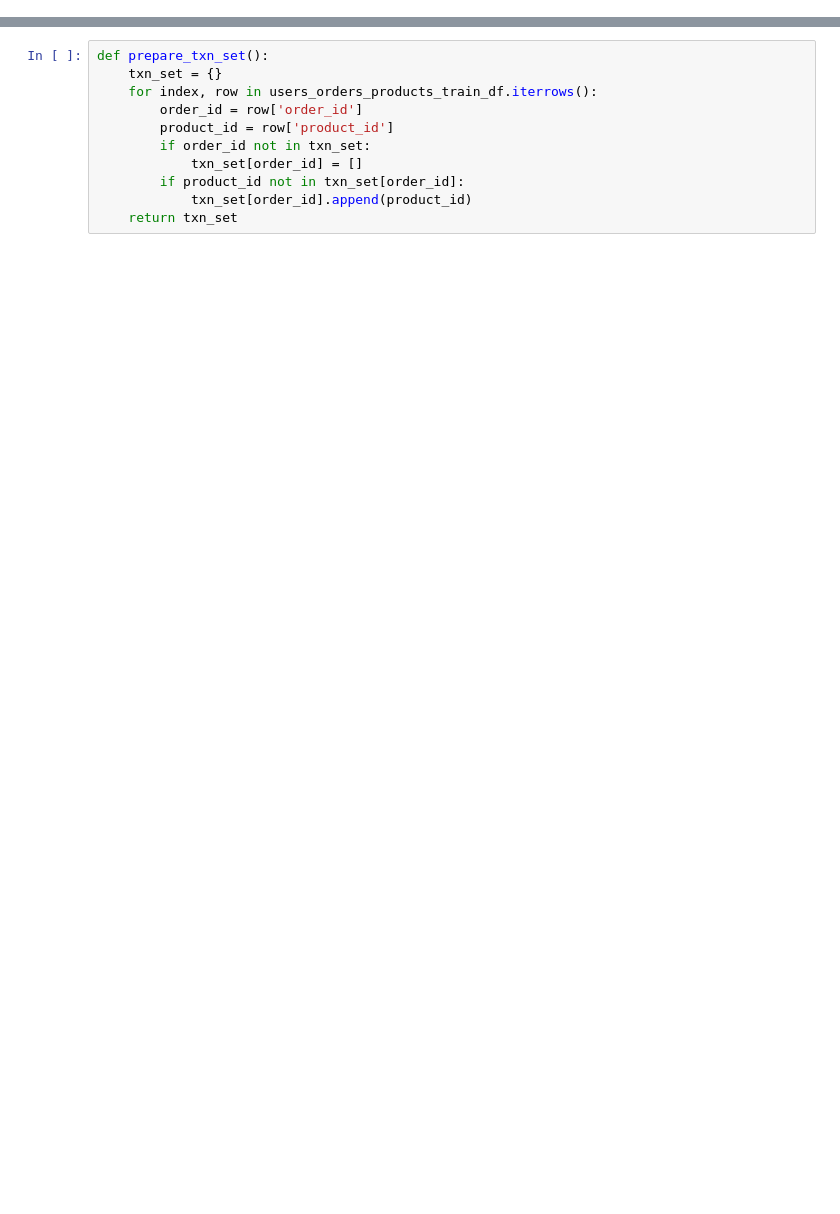
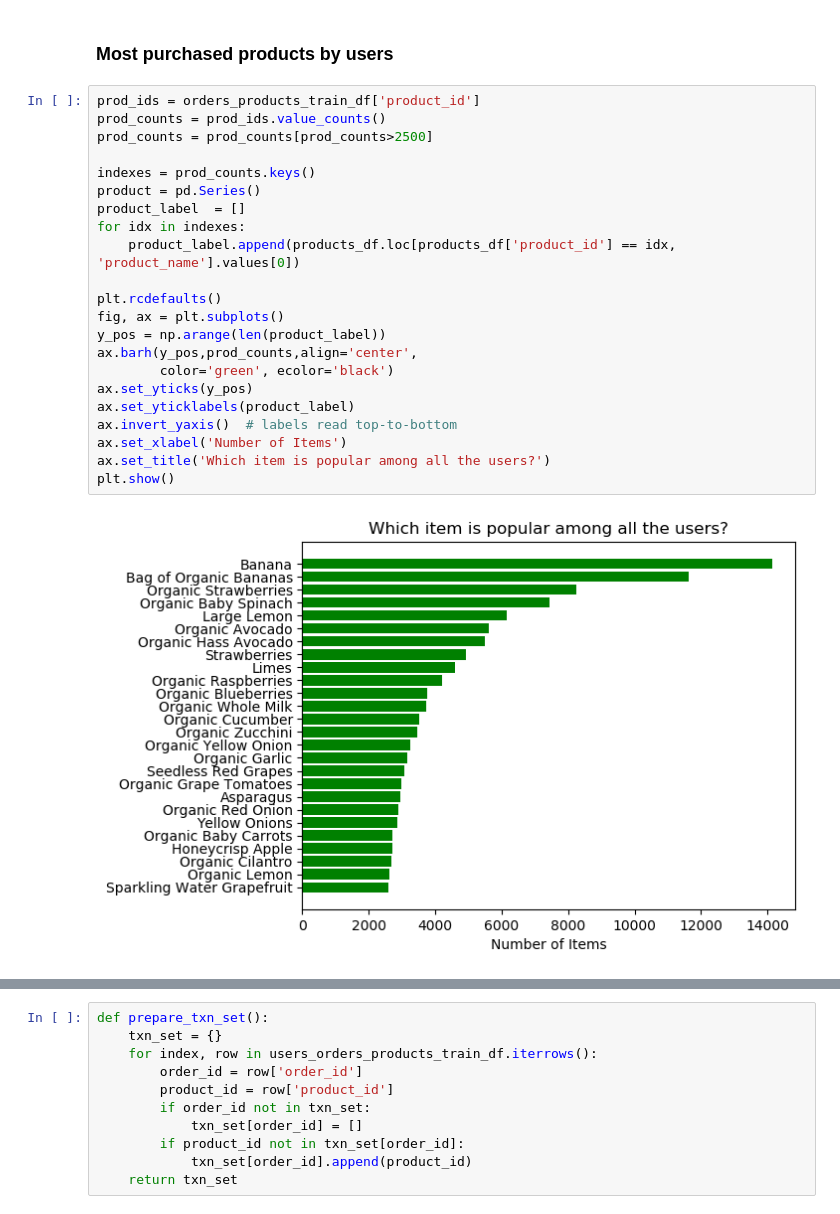
Before and after one commit to aswath80/Instakart-Reorder-prediction, a Jupyter notebook: Market_Basket_Analysis.ipynb, the cells around one changed output, grey strips where cells are left out. Drawn from its saved outputs; the diff is of its cells as text; blank space fills up the shorter version.

```diff
--- a/Market_Basket_Analysis.ipynb
+++ b/Market_Basket_Analysis.ipynb
@@ -39,0 +78,26 @@ users_orders_products_test_df = reduce(lambda l,r: pd.merge(l,r,on='order_id'),
+# %% [markdown]
+### Most purchased products by users
+# %%
+prod_ids = orders_products_train_df['product_id']
+prod_counts = prod_ids.value_counts()
+prod_counts = prod_counts[prod_counts>2500]
+
+indexes = prod_counts.keys()
+product = pd.Series()
+product_label  = []
+for idx in indexes:
+    product_label.append(products_df.loc[products_df['product_id'] == idx, 'product_name'].values[0])
+
+plt.rcdefaults()
+fig, ax = plt.subplots()
+y_pos = np.arange(len(product_label))
+ax.barh(y_pos,prod_counts,align='center',
+        color='green', ecolor='black')
+ax.set_yticks(y_pos)
+ax.set_yticklabels(product_label)
+ax.invert_yaxis()  # labels read top-to-bottom
+ax.set_xlabel('Number of Items')
+ax.set_title('Which item is popular among all the users?')
+plt.show()
+# %% [output]
+[figure, added]
```
Also changed, not shown: parts of 19 cells of this notebook, 4 other files.
